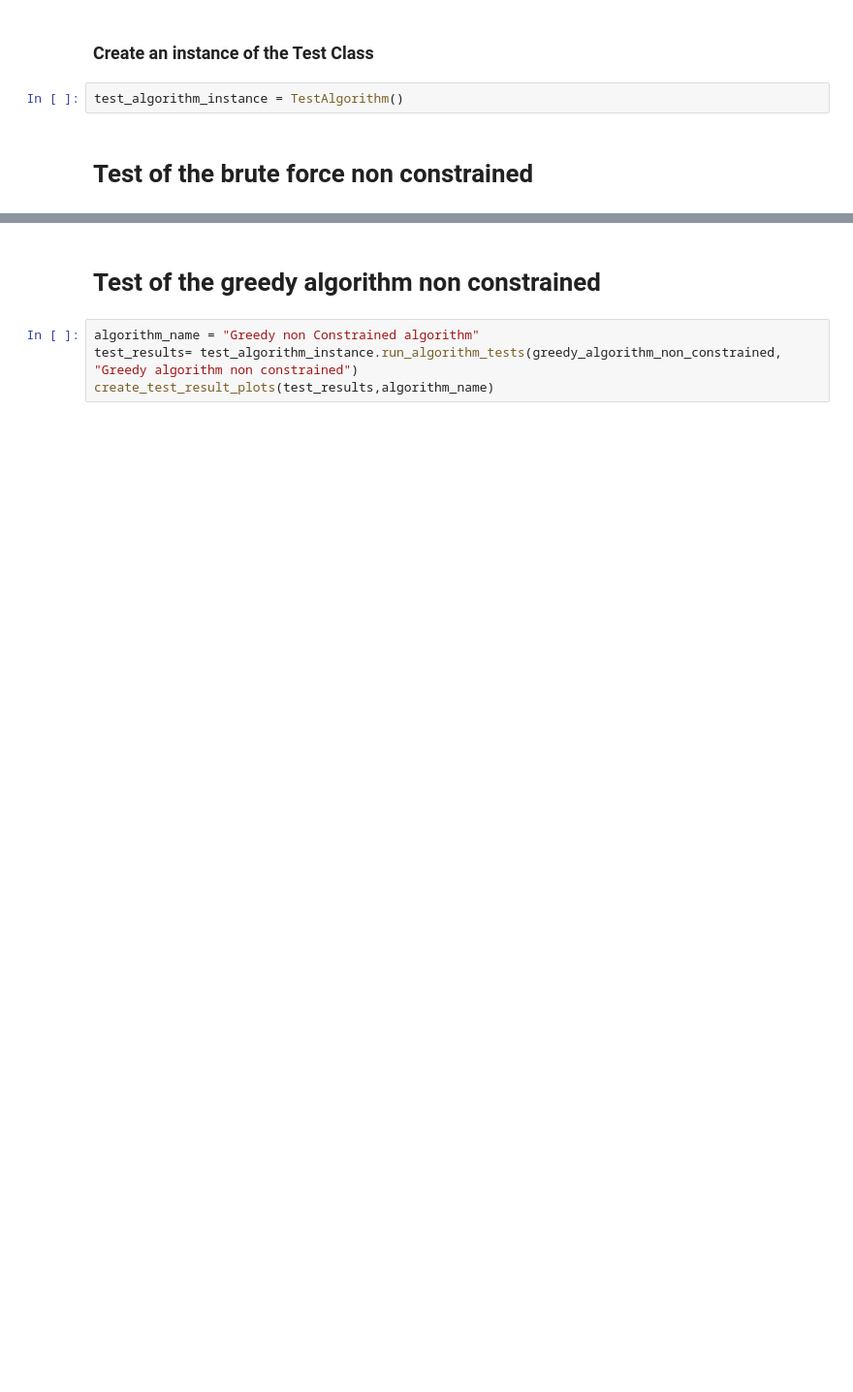
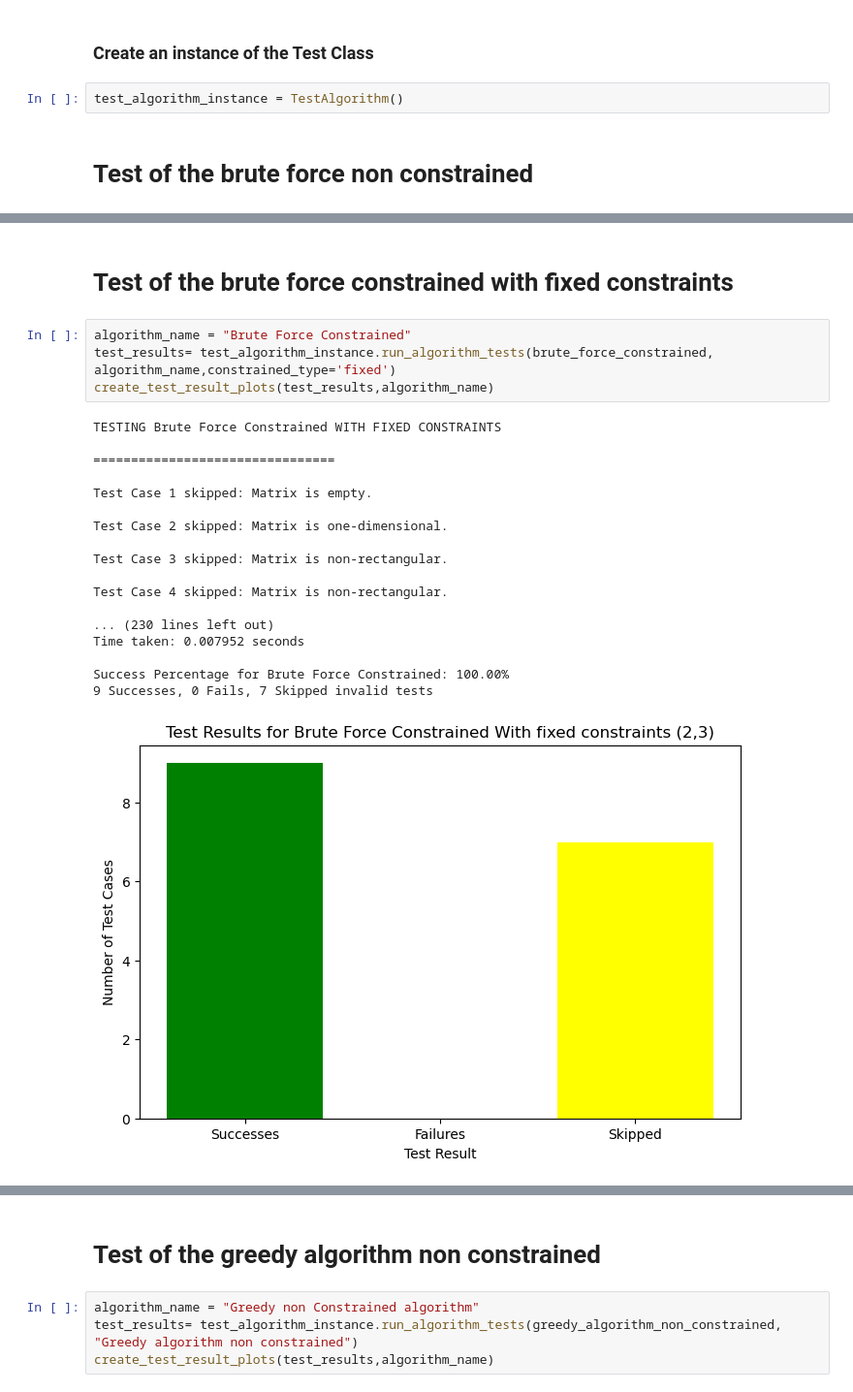
Before and after one commit to Amrithya/Advanced-Algorithm-Project-2023-2024, a Jupyter notebook: main_amgad.ipynb, the cells around one changed output, grey strips where cells are left out. Shown at 97% size. Saved outputs shown, nothing was run; the diff lists cells and outputs as text; blank space fills up the shorter version.

```diff
--- a/main_amgad.ipynb
+++ b/main_amgad.ipynb
@@ -43,0 +71,25 @@ Matrix:
+# %% [markdown]
+# Test of the brute force  constrained with fixed constraints
+# %%
+algorithm_name = "Brute Force Constrained"
+test_results= test_algorithm_instance.run_algorithm_tests(brute_force_constrained, algorithm_name,constrained_type='fixed')
+create_test_result_plots(test_results,algorithm_name)
+# %% [output]
+TESTING Brute Force Constrained WITH FIXED CONSTRAINTS
+
+================================
+
+Test Case 1 skipped: Matrix is empty.
+
+Test Case 2 skipped: Matrix is one-dimensional.
+
+Test Case 3 skipped: Matrix is non-rectangular.
+
+Test Case 4 skipped: Matrix is non-rectangular.
+
+... (230 lines left out)
+Time taken: 0.007952 seconds
+
+Success Percentage for Brute Force Constrained: 100.00%
+9 Successes, 0 Fails, 7 Skipped invalid tests
+[figure, added]
```
Also changed, not shown: parts of 8 cells of this notebook, 6 other files.
